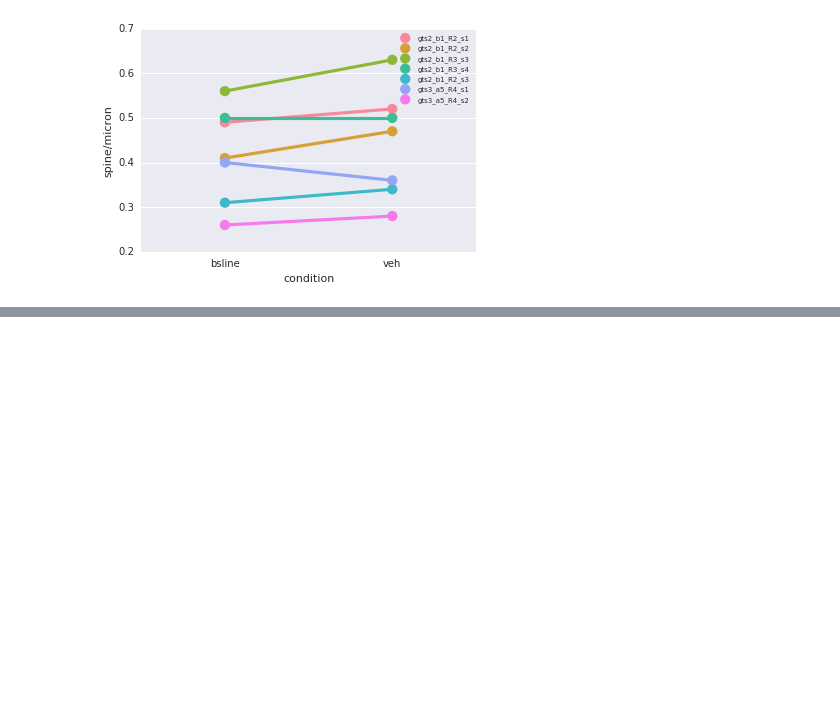
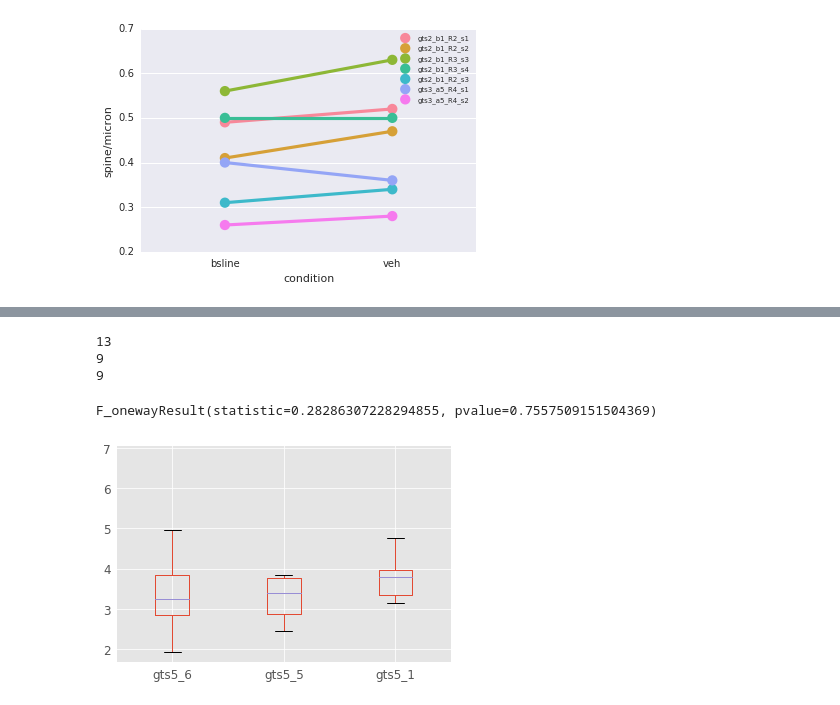
Before and after one commit to GergelyTuri/code, a Jupyter notebook: structuralDataPlotting.ipynb, the cells around one changed output, grey strips where cells are left out. Saved outputs shown, nothing was run; the diff lists cells and outputs as text; code cells hidden in the pictures; blank space fills up the shorter version.

```diff
--- a/structuralDataPlotting.ipynb
+++ b/structuralDataPlotting.ipynb
@@ -76,0 +164,2 @@ leg = ax.legend(loc='upper right', fontsize='xx-small')
+# %%
+densityData = pd.read_csv('/data/gergely/Summaries/_structural/RK_spine_count_DATA_CSV.csv', skip_blank_lines=False)
@@ -76,0 +197,17 @@ leg = ax.legend(loc='upper right', fontsize='xx-small')
+# %%
+print(len(gts5_6dens))
+print(len(gts5_5dens))
+print(len(gts5_1dens))
+# %% [output]
+13
+9
+9
+# %%
+# one way Anova
+stats.f_oneway(gts5_6dens, gts5_5dens, gts5_1dens)
+# %% [output]
+F_onewayResult(statistic=0.28286307228294855, pvalue=0.7557509151504369)
+# %%
+ax = densityData.boxplot()
+# %% [output]
+[figure, added]
```
Also changed, not shown: parts of 40 cells of this notebook, 5 other files.
